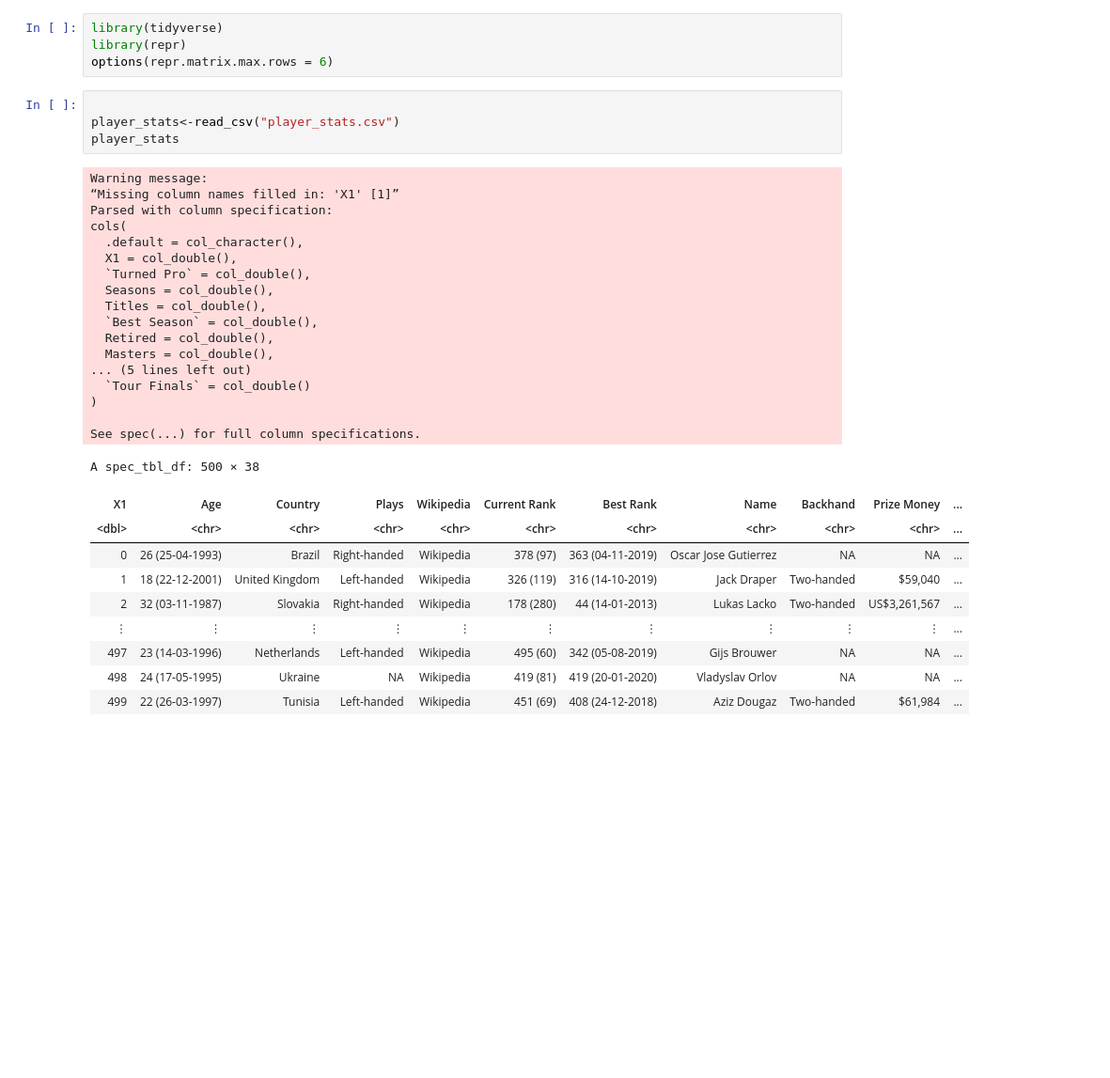
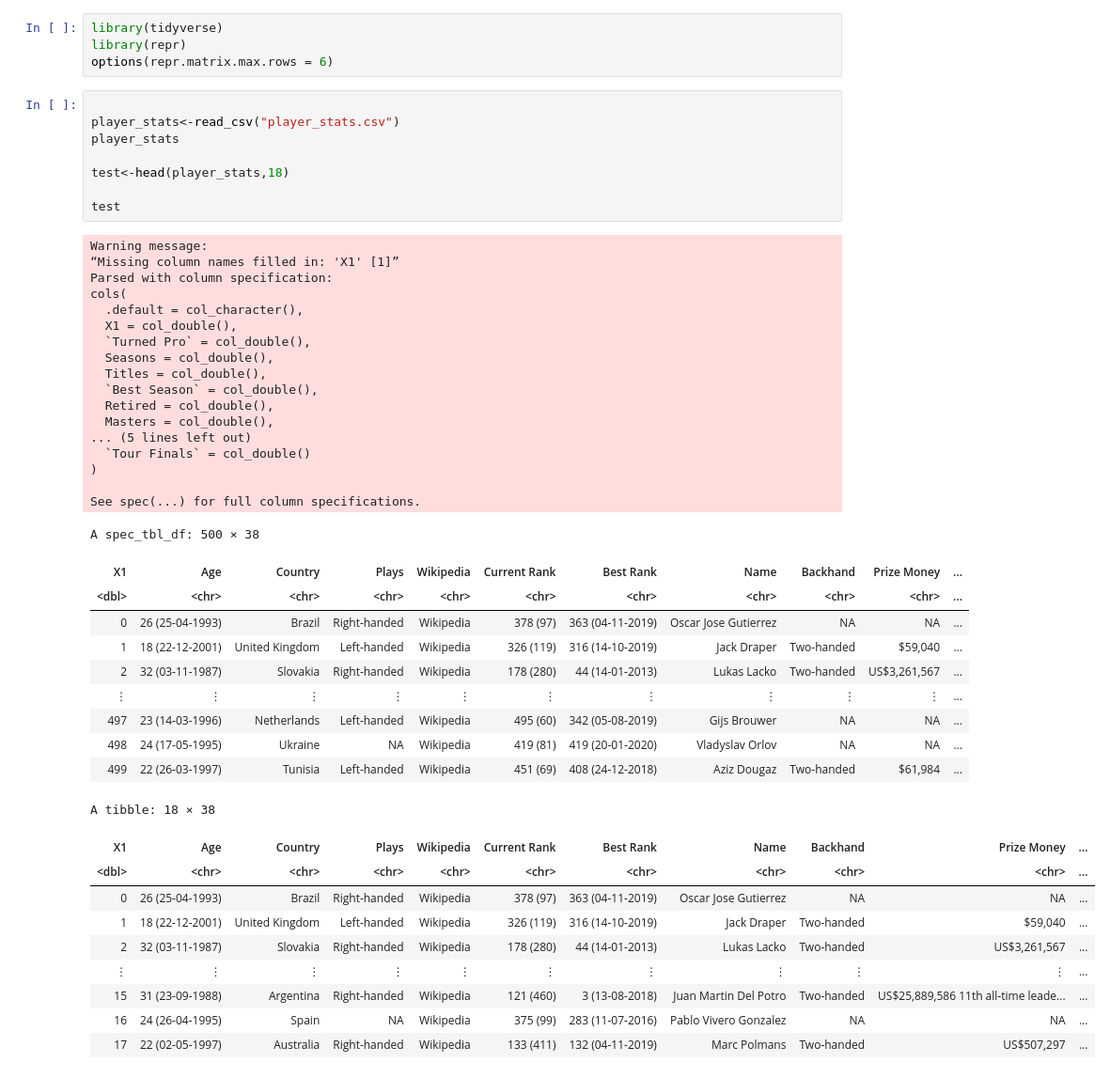
Before and after one commit to dscidyy/DSCI-100-Group-Project, a Jupyter notebook: Proposal.ipynb, the cells around one changed output. Shown at 94% size. Cells and saved outputs as stored; diff of their text form; blank space fills up the shorter version.

```diff
--- a/Proposal.ipynb
+++ b/Proposal.ipynb
@@ -6,31 +6,45 @@ options(repr.matrix.max.rows = 6)
 
 player_stats<-read_csv("player_stats.csv")
 player_stats
+
+test<-head(player_stats,18)
+
+test
 # %% [output]
 Warning message:
 “Missing column names filled in: 'X1' [1]”
 Parsed with column specification:
 cols(
   .default = col_character(),
   X1 = col_double(),
   `Turned Pro` = col_double(),
   Seasons = col_double(),
   Titles = col_double(),
   `Best Season` = col_double(),
   Retired = col_double(),
   Masters = col_double(),
 ... (5 lines left out)
   `Tour Finals` = col_double()
 )
 
 See spec(...) for full column specifications.
 A spec_tbl_df: 500 × 38
 | X1 | Age | Country | Plays | Wikipedia | Current Rank | Best Rank | Name | Backhand | Prize Money | ... |
 | <dbl> | <chr> | <chr> | <chr> | <chr> | <chr> | <chr> | <chr> | <chr> | <chr> | ... |
 | 0 | 26 (25-04-1993) | Brazil | Right-handed | Wikipedia | 378 (97) | 363 (04-11-2019) | Oscar Jose Gutierrez | NA | NA | ... |
 | 1 | 18 (22-12-2001) | United Kingdom | Left-handed | Wikipedia | 326 (119) | 316 (14-10-2019) | Jack Draper | Two-handed | $59,040 | ... |
 | 2 | 32 (03-11-1987) | Slovakia | Right-handed | Wikipedia | 178 (280) | 44 (14-01-2013) | Lukas Lacko | Two-handed | US$3,261,567 | ... |
 | ⋮ | ⋮ | ⋮ | ⋮ | ⋮ | ⋮ | ⋮ | ⋮ | ⋮ | ⋮ | ... |
 | 497 | 23 (14-03-1996) | Netherlands | Left-handed | Wikipedia | 495 (60) | 342 (05-08-2019) | Gijs Brouwer | NA | NA | ... |
 | 498 | 24 (17-05-1995) | Ukraine | NA | Wikipedia | 419 (81) | 419 (20-01-2020) | Vladyslav Orlov | NA | NA | ... |
 | 499 | 22 (26-03-1997) | Tunisia | Left-handed | Wikipedia | 451 (69) | 408 (24-12-2018) | Aziz Dougaz | Two-handed | $61,984 | ... |
+A tibble: 18 × 38
+| X1 | Age | Country | Plays | Wikipedia | Current Rank | Best Rank | Name | Backhand | Prize Money | ... |
+| <dbl> | <chr> | <chr> | <chr> | <chr> | <chr> | <chr> | <chr> | <chr> | <chr> | ... |
+| 0 | 26 (25-04-1993) | Brazil | Right-handed | Wikipedia | 378 (97) | 363 (04-11-2019) | Oscar Jose Gutierrez | NA | NA | ... |
+| 1 | 18 (22-12-2001) | United Kingdom | Left-handed | Wikipedia | 326 (119) | 316 (14-10-2019) | Jack Draper | Two-handed | $59,040 | ... |
+| 2 | 32 (03-11-1987) | Slovakia | Right-handed | Wikipedia | 178 (280) | 44 (14-01-2013) | Lukas Lacko | Two-handed | US$3,261,567 | ... |
+| ⋮ | ⋮ | ⋮ | ⋮ | ⋮ | ⋮ | ⋮ | ⋮ | ⋮ | ⋮ | ... |
+| 15 | 31 (23-09-1988) | Argentina | Right-handed | Wikipedia | 121 (460) | 3 (13-08-2018) | Juan Martin Del Potro | Two-handed | US$25,889,586 11th all-time leade... | ... |
+| 16 | 24 (26-04-1995) | Spain | NA | Wikipedia | 375 (99) | 283 (11-07-2016) | Pablo Vivero Gonzalez | NA | NA | ... |
+| 17 | 22 (02-05-1997) | Australia | Right-handed | Wikipedia | 133 (411) | 132 (04-11-2019) | Marc Polmans | Two-handed | US$507,297 | ... |
```
Also changed, not shown: parts of 2 cells of this notebook.
